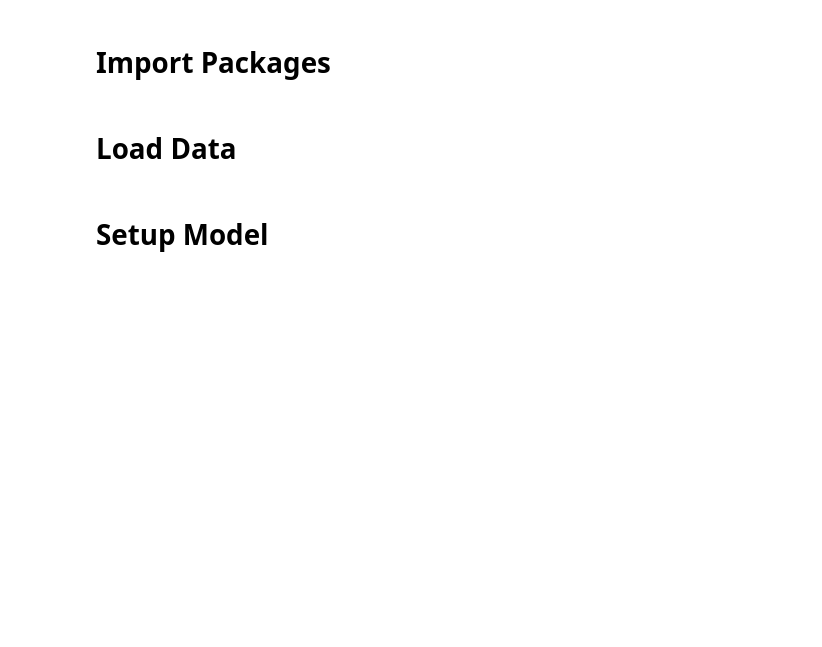
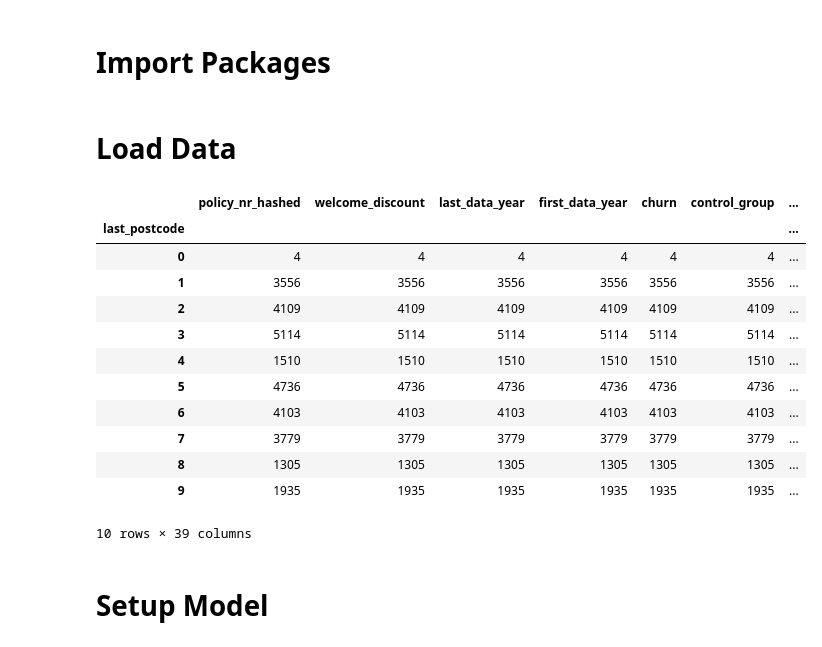
Before and after one commit to victormorizon/baqm-seminar-16, a Jupyter notebook: first_stage/model_victor.ipynb, the cells around one changed output. Saved outputs shown, nothing was run; the diff lists cells and outputs as text; code cells hidden in the pictures; blank space fills up the shorter version.

```diff
--- a/first_stage/model_victor.ipynb
+++ b/first_stage/model_victor.ipynb
@@ -16,7 +16,23 @@ from skopt.space import Real, Integer, Categorical
 # %%
 df = pd.read_csv("../data/prepped_data.csv", low_memory=False, index_col=0).drop_duplicates()
 
+display(df.groupby("last_postcode").count())
+
 # df = df[df["welcome_discount"] == 1]
+# %% [output]
+|  | policy_nr_hashed | welcome_discount | last_data_year | first_data_year | churn | control_group | ... |
+| last_postcode |  |  |  |  |  |  | ... |
+| 0 | 4 | 4 | 4 | 4 | 4 | 4 | ... |
+| 1 | 3556 | 3556 | 3556 | 3556 | 3556 | 3556 | ... |
+| 2 | 4109 | 4109 | 4109 | 4109 | 4109 | 4109 | ... |
+| 3 | 5114 | 5114 | 5114 | 5114 | 5114 | 5114 | ... |
+| 4 | 1510 | 1510 | 1510 | 1510 | 1510 | 1510 | ... |
+| 5 | 4736 | 4736 | 4736 | 4736 | 4736 | 4736 | ... |
+| 6 | 4103 | 4103 | 4103 | 4103 | 4103 | 4103 | ... |
+| 7 | 3779 | 3779 | 3779 | 3779 | 3779 | 3779 | ... |
+| 8 | 1305 | 1305 | 1305 | 1305 | 1305 | 1305 | ... |
+| 9 | 1935 | 1935 | 1935 | 1935 | 1935 | 1935 | ... |
+10 rows × 39 columns
 # %% [markdown]
 # Setup Model
 # %%
```
Also changed, not shown: 1 other file.
